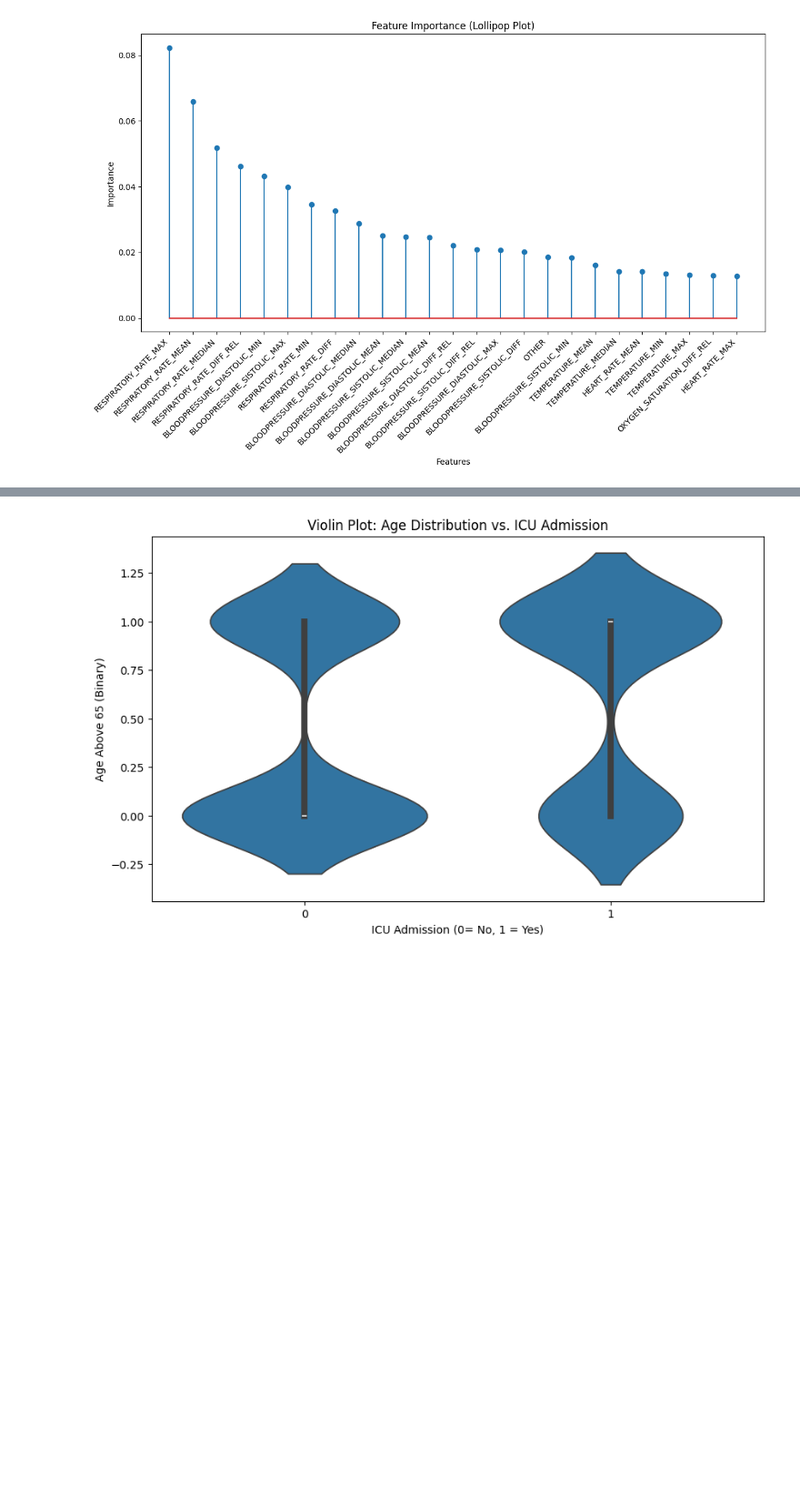
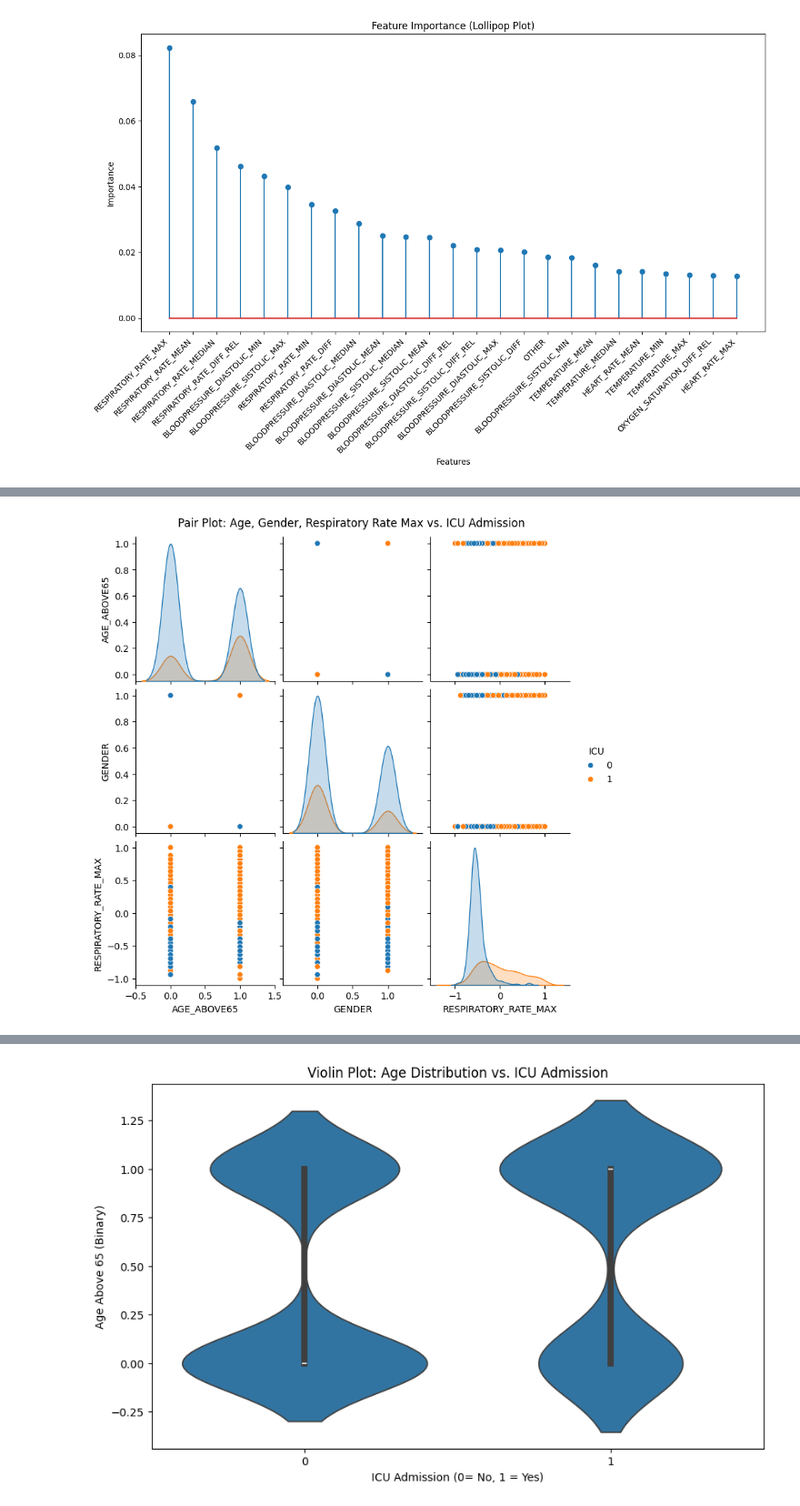
Before and after one commit to JenniferLA/Capstone_Covid, a Jupyter notebook: Capstone.ipynb, the cells around one changed output, grey strips where cells are left out. Shown at 91% size. Drawn from its saved outputs; the diff is of its cells as text; code cells hidden in the pictures; blank space fills up the shorter version.

```diff
--- a/Capstone.ipynb
+++ b/Capstone.ipynb
@@ -205,0 +224,11 @@ plt.show()
+# %%
+# Pair Plot (for Selected Features)
+# Select Important Features
+selected_features = ['AGE_ABOVE65', 'GENDER', 'RESPIRATORY_RATE_MAX', 'ICU']
+df_subset = df[selected_features]
+sns.pairplot(df_subset, hue='ICU', diag_kind='kde')
+# Plot pairplot
+plt.suptitle('Pair Plot: Age, Gender, Respiratory Rate Max vs. ICU Admission', y=1.02)
+plt.show()
+# %% [output]
+[figure, added]
```
Also changed, not shown: parts of 17 cells of this notebook.
